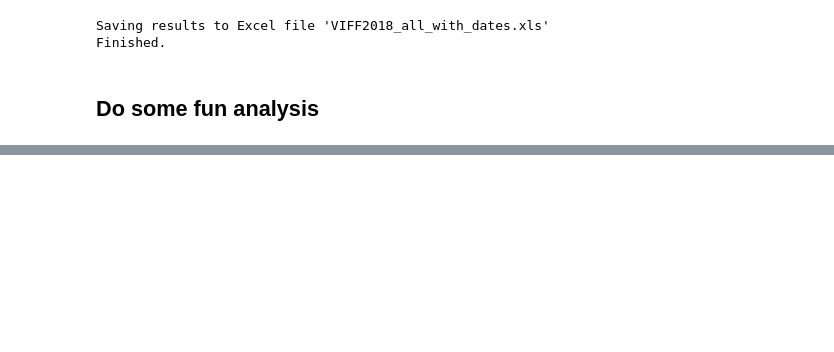
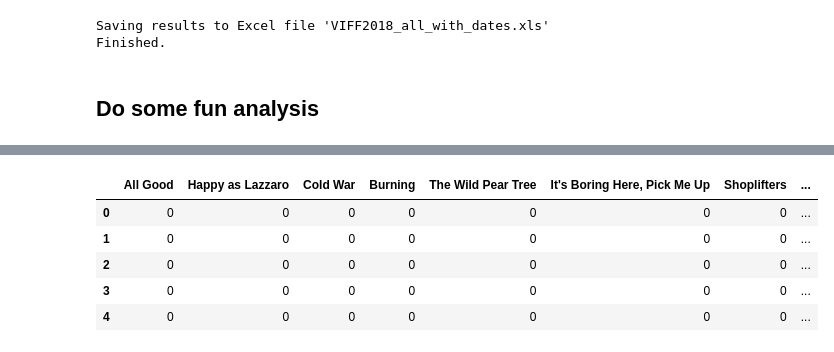
Before and after one commit to billtubbs/viff-scrape, a Jupyter notebook: Scrape VIFF film list.ipynb, the cells around one changed output, grey strips where cells are left out. Drawn from its saved outputs; the diff is of its cells as text; code cells hidden in the pictures; blank space fills up the shorter version.

```diff
--- a/Scrape VIFF film list.ipynb
+++ b/Scrape VIFF film list.ipynb
@@ -678,0 +754,3 @@ dir(film_page_tree.xpath(xp)[0])
+# %%
+n_screenings_per_film = pd.Series([len(selected_film_screenings[film]) for film in selected_films], index=selected_films)
+n_screenings_per_film
@@ -678,0 +776,5 @@ dir(film_page_tree.xpath(xp)[0])
+# %%
+args = [range(n) for n in n_screenings_per_film]
+meshgrids = np.meshgrid(*args)
+all_combinations = np.stack([m.flatten() for m in meshgrids]).transpose()
+all_combinations.shape
@@ -678,0 +791,4 @@ dir(film_page_tree.xpath(xp)[0])
+# %%
+i = 3
+combination = zip(selected_films, all_combinations[i, :])
+combination
@@ -678,0 +876,15 @@ dir(film_page_tree.xpath(xp)[0])
+# %%
+print("Analyzing all possible combinations...")
+possible_combinations = []
+n = len(all_combinations)
+i = 0
+for combination in all_combinations:
+    indeces = zip(selected_films, combination)
+    # Check for combinations where there is more than one film showing
+    # in any 15-min period.
+    if (selected_film_screening_times.loc[indeces].sum() > 1).sum() == 0:
+        possible_combinations.append(combination)
+    i += 1
+    if i % 1000 == 0:
+        print("%d of %d combinations checked. %d found" % (i, n, len(possible_combinations)))
+len(possible_combinations)
@@ -678,0 +910,10 @@ dir(film_page_tree.xpath(xp)[0])
+# %%
+possible_combinations_df = pd.DataFrame(possible_combinations, columns=selected_films).head()
+possible_combinations_df.head()
+# %% [output]
+|  | All Good | Happy as Lazzaro | Cold War | Burning | The Wild Pear Tree | It's Boring Here, Pick Me Up | Shoplifters | ... |
+| 0 | 0 | 0 | 0 | 0 | 0 | 0 | 0 | ... |
+| 1 | 0 | 0 | 0 | 0 | 0 | 0 | 0 | ... |
+| 2 | 0 | 0 | 0 | 0 | 0 | 0 | 0 | ... |
+| 3 | 0 | 0 | 0 | 0 | 0 | 0 | 0 | ... |
+| 4 | 0 | 0 | 0 | 0 | 0 | 0 | 0 | ... |
```
Also changed, not shown: parts of 73 cells of this notebook.
